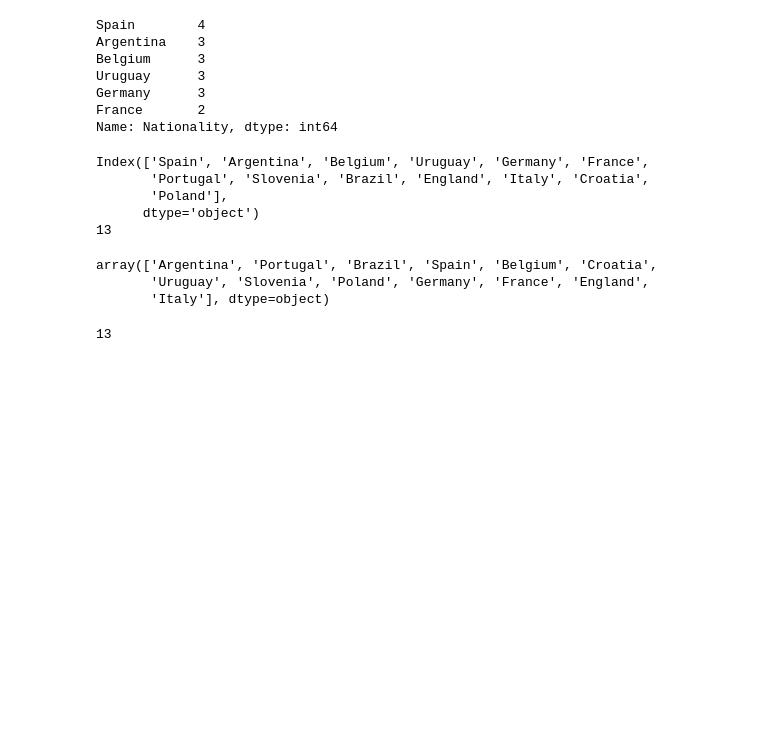
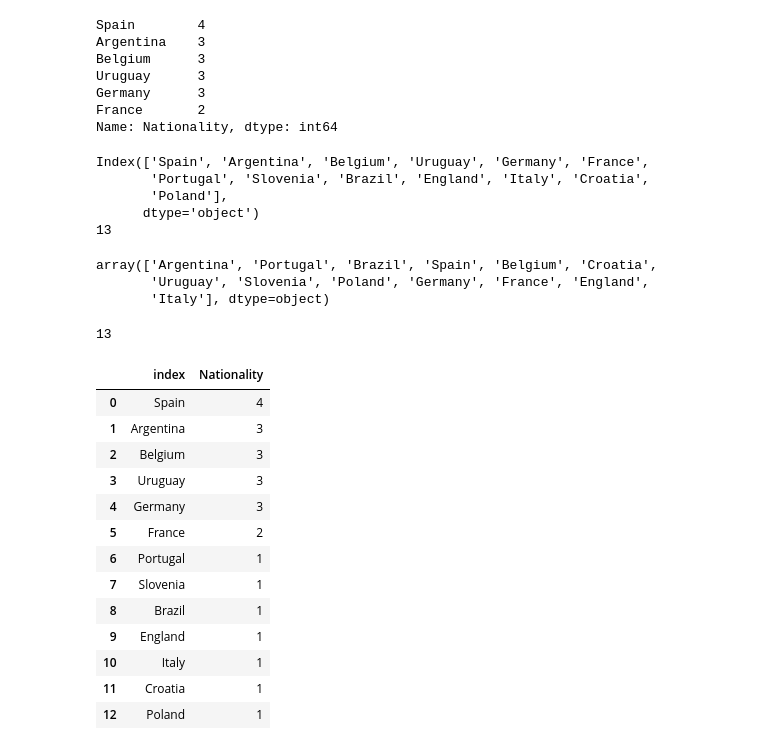
Before and after one commit to aar44i/DataScience, a Jupyter notebook: SkillFactory/5.ipynb, the cells around one changed output. Saved outputs shown, nothing was run; the diff lists cells and outputs as text; code cells hidden in the pictures; blank space fills up the shorter version.

```diff
--- a/SkillFactory/5.ipynb
+++ b/SkillFactory/5.ipynb
@@ -358,3 +358,22 @@ array(['Argentina', 'Portugal', 'Brazil', 'Spain', 'Belgium', 'Croatia',
 small_df['Nationality'].nunique()
 # %% [output]
 13
+# %%
+s = small_df['Nationality'].value_counts()
+s_df = s.reset_index()
+display(s_df)
+# %% [output]
+|  | index | Nationality |
+| 0 | Spain | 4 |
+| 1 | Argentina | 3 |
+| 2 | Belgium | 3 |
+| 3 | Uruguay | 3 |
+| 4 | Germany | 3 |
+| 5 | France | 2 |
+| 6 | Portugal | 1 |
+| 7 | Slovenia | 1 |
+| 8 | Brazil | 1 |
+| 9 | England | 1 |
+| 10 | Italy | 1 |
+| 11 | Croatia | 1 |
+| 12 | Poland | 1 |
```
